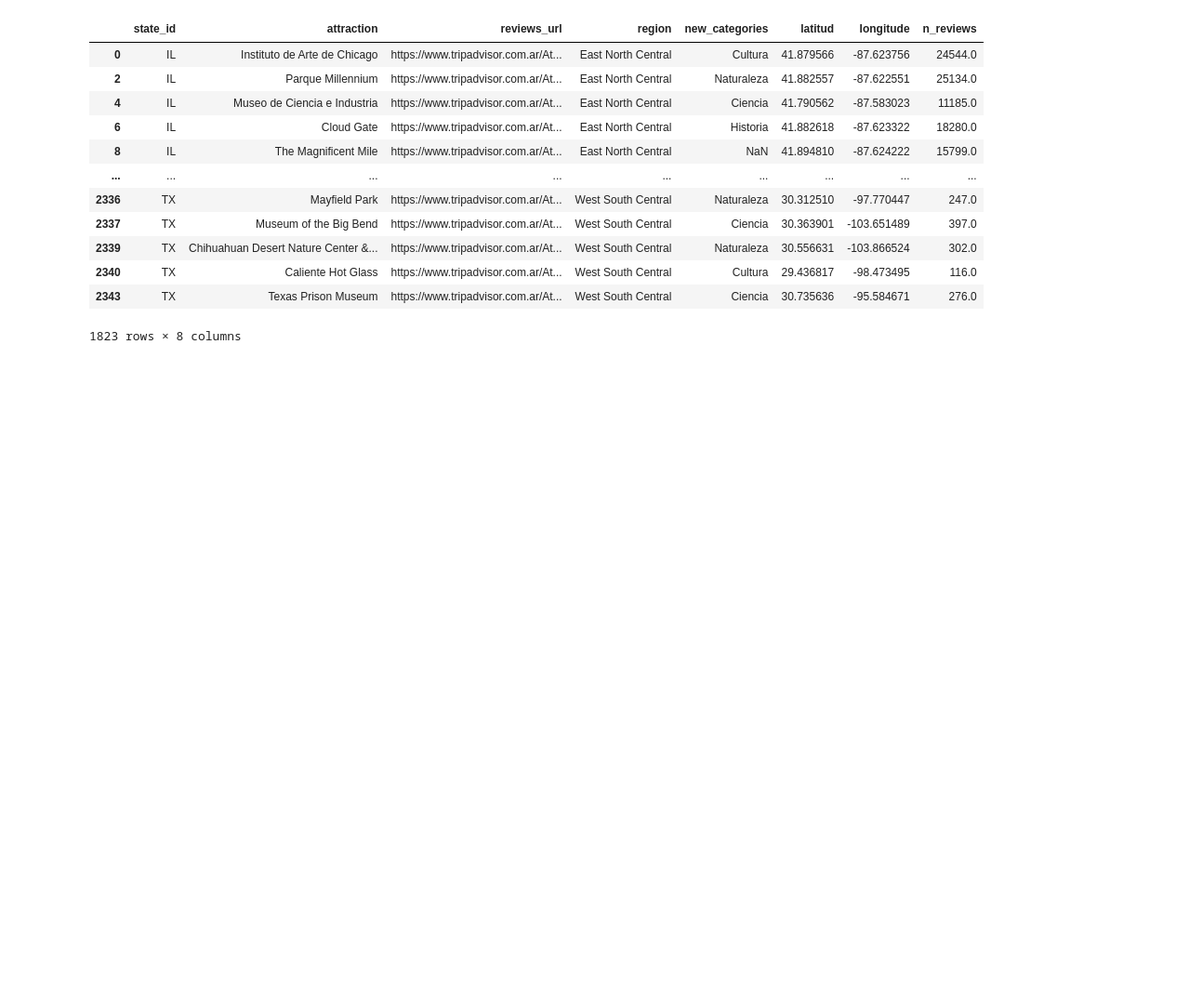
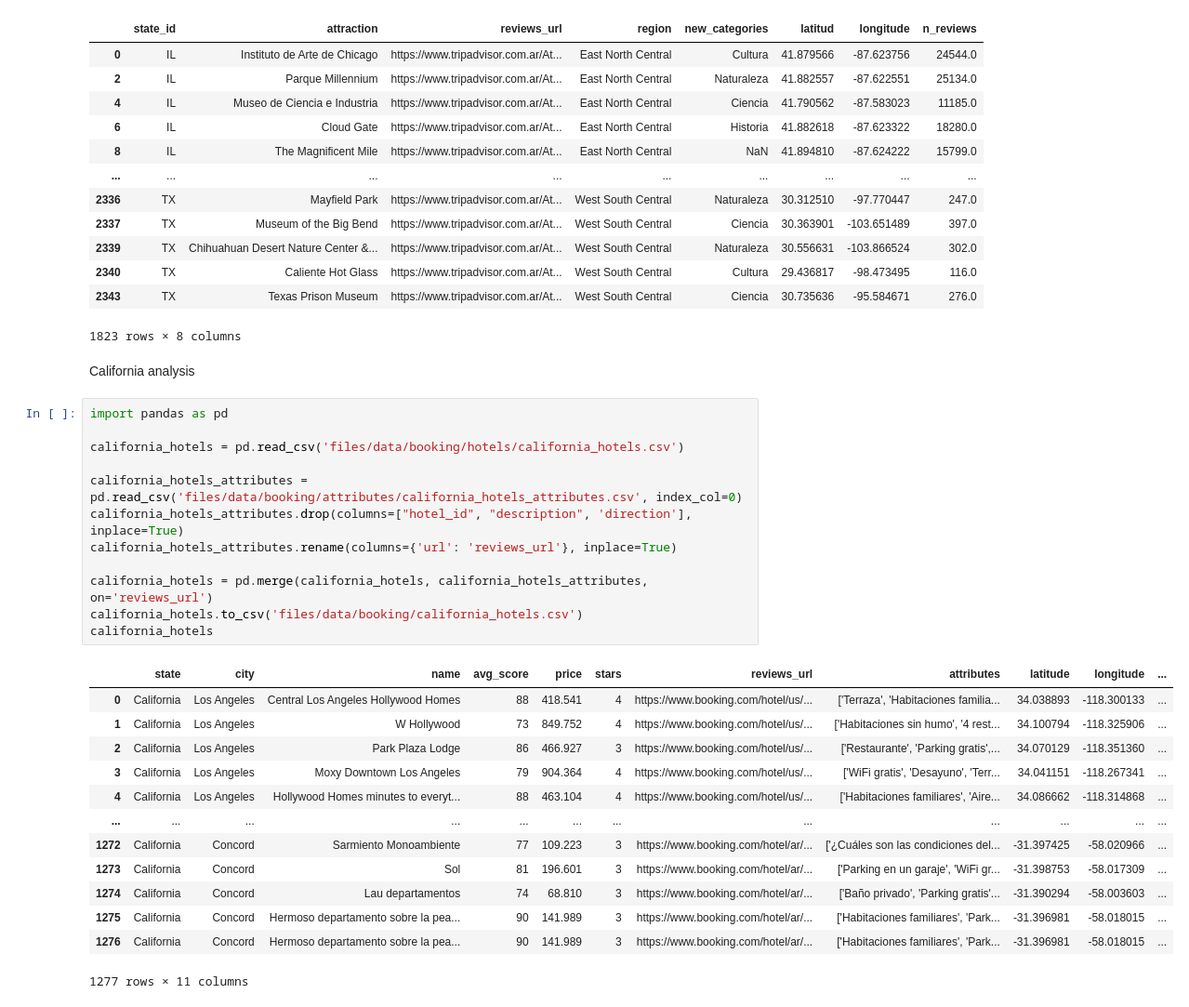
Before and after one commit to LeonardoCostaH/PF_DS_YELP, a Jupyter notebook: 01_ETL.ipynb, the cells around one changed output. Shown at 93% size. Cells and saved outputs as stored; diff of their text form; blank space fills up the shorter version.

```diff
--- a/01_ETL.ipynb
+++ b/01_ETL.ipynb
@@ -503,3 +503,31 @@ usa_attributes
 | 2340 | TX | Caliente Hot Glass | https://www.tripadvisor.com.ar/At... | West South Central | Cultura | 29.436817 | -98.473495 | 116.0 |
 | 2343 | TX | Texas Prison Museum | https://www.tripadvisor.com.ar/At... | West South Central | Ciencia | 30.735636 | -95.584671 | 276.0 |
 1823 rows × 8 columns
+# %% [markdown]
+California analysis
+# %%
+import pandas as pd
+
+california_hotels = pd.read_csv('files/data/booking/hotels/california_hotels.csv')
+
+california_hotels_attributes = pd.read_csv('files/data/booking/attributes/california_hotels_attributes.csv', index_col=0)
+california_hotels_attributes.drop(columns=["hotel_id", "description", 'direction'], inplace=True)
+california_hotels_attributes.rename(columns={'url': 'reviews_url'}, inplace=True)
+
+california_hotels = pd.merge(california_hotels, california_hotels_attributes, on='reviews_url')
+california_hotels.to_csv('files/data/booking/california_hotels.csv')
+california_hotels
+# %% [output]
+|  | state | city | name | avg_score | price | stars | reviews_url | attributes | latitude | longitude | ... |
+| 0 | California | Los Angeles | Central Los Angeles Hollywood Homes | 88 | 418.541 | 4 | https://www.booking.com/hotel/us/... | ['Terraza', 'Habitaciones familia... | 34.038893 | -118.300133 | ... |
+| 1 | California | Los Angeles | W Hollywood | 73 | 849.752 | 4 | https://www.booking.com/hotel/us/... | ['Habitaciones sin humo', '4 rest... | 34.100794 | -118.325906 | ... |
+| 2 | California | Los Angeles | Park Plaza Lodge | 86 | 466.927 | 3 | https://www.booking.com/hotel/us/... | ['Restaurante', 'Parking gratis',... | 34.070129 | -118.351360 | ... |
+| 3 | California | Los Angeles | Moxy Downtown Los Angeles | 79 | 904.364 | 4 | https://www.booking.com/hotel/us/... | ['WiFi gratis', 'Desayuno', 'Terr... | 34.041151 | -118.267341 | ... |
+| 4 | California | Los Angeles | Hollywood Homes minutes to everyt... | 88 | 463.104 | 4 | https://www.booking.com/hotel/us/... | ['Habitaciones familiares', 'Aire... | 34.086662 | -118.314868 | ... |
+| ... | ... | ... | ... | ... | ... | ... | ... | ... | ... | ... | ... |
+| 1272 | California | Concord | Sarmiento Monoambiente | 77 | 109.223 | 3 | https://www.booking.com/hotel/ar/... | ['¿Cuáles son las condiciones del... | -31.397425 | -58.020966 | ... |
+| 1273 | California | Concord | Sol | 81 | 196.601 | 3 | https://www.booking.com/hotel/ar/... | ['Parking en un garaje', 'WiFi gr... | -31.398753 | -58.017309 | ... |
+| 1274 | California | Concord | Lau departamentos | 74 | 68.810 | 3 | https://www.booking.com/hotel/ar/... | ['Baño privado', 'Parking gratis'... | -31.390294 | -58.003603 | ... |
+| 1275 | California | Concord | Hermoso departamento sobre la pea... | 90 | 141.989 | 3 | https://www.booking.com/hotel/ar/... | ['Habitaciones familiares', 'Park... | -31.396981 | -58.018015 | ... |
+| 1276 | California | Concord | Hermoso departamento sobre la pea... | 90 | 141.989 | 3 | https://www.booking.com/hotel/ar/... | ['Habitaciones familiares', 'Park... | -31.396981 | -58.018015 | ... |
+1277 rows × 11 columns
```
Also changed, not shown: 5 other files.
